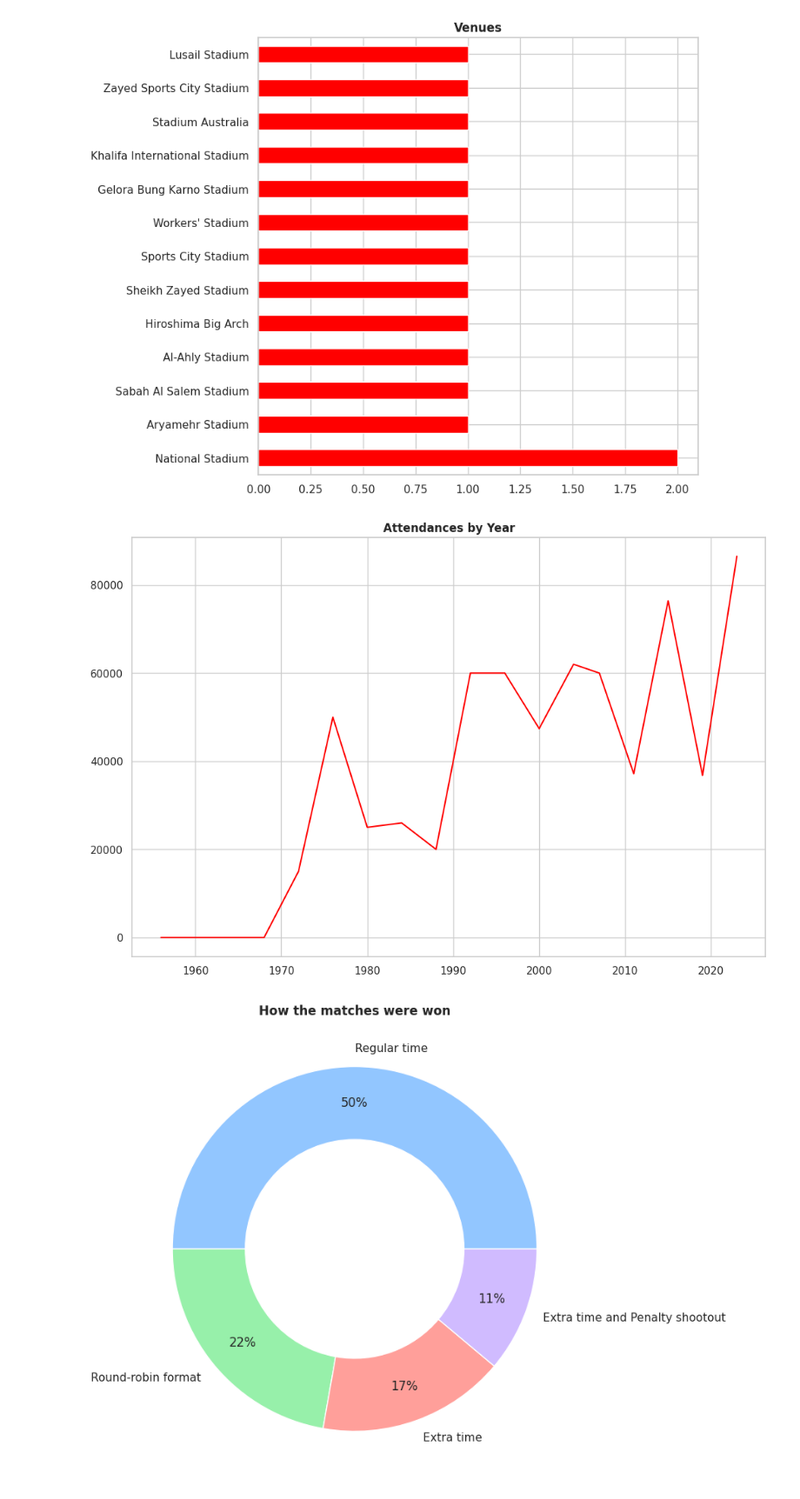
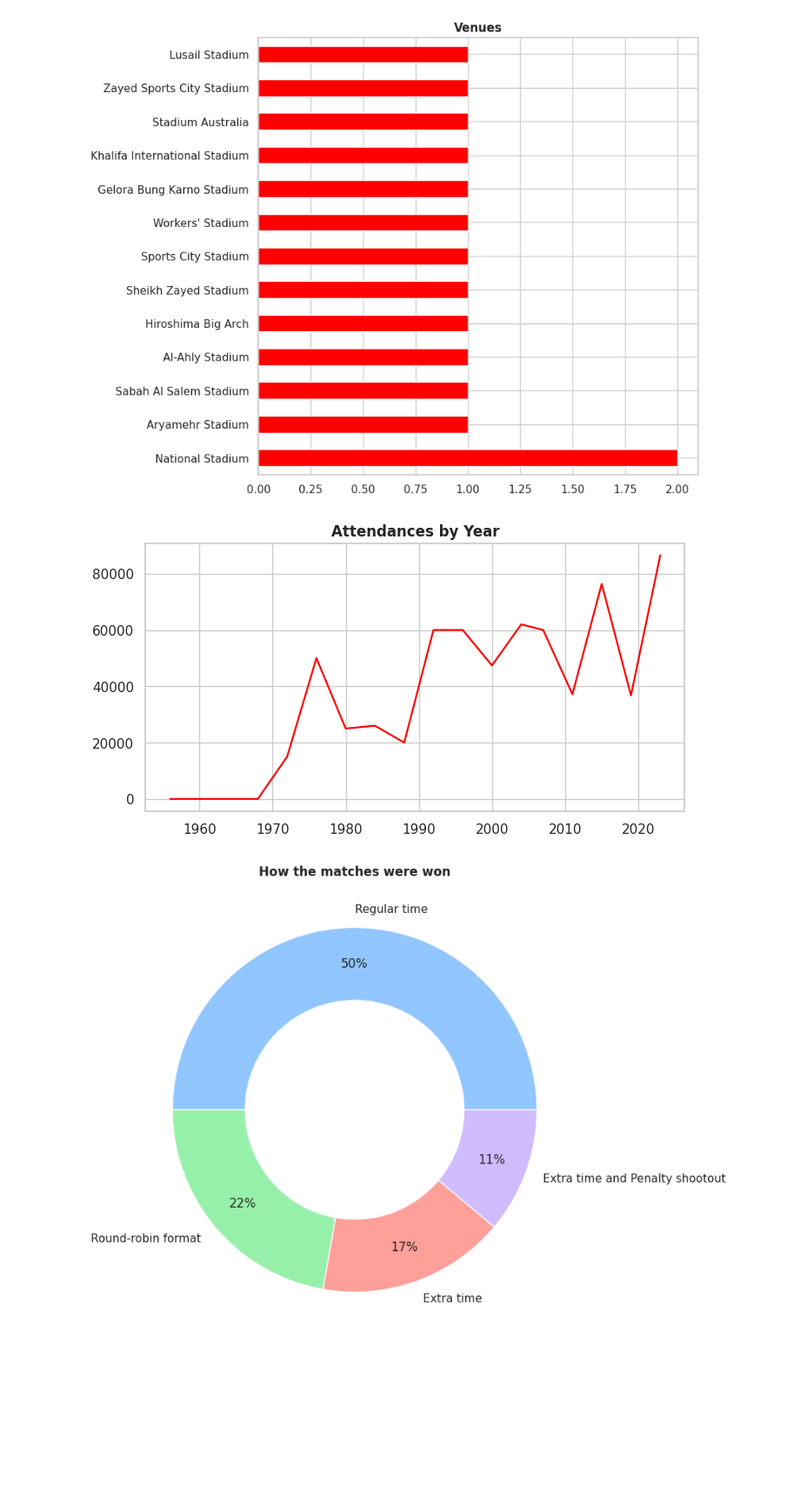
Before and after one commit to guilhermelaviola/SoccerCompetitionsStudy, a Jupyter notebook: AsianCupStudy.ipynb, the cells around one changed output. Shown at 87% size. Saved outputs shown, nothing was run; the diff lists cells and outputs as text; code cells hidden in the pictures; blank space fills up the shorter version.

```diff
--- a/AsianCupStudy.ipynb
+++ b/AsianCupStudy.ipynb
@@ -89,11 +89,11 @@ plt.show()
 [figure]
 # %%
 # Displaying the attendances by year:
-plt.figure(figsize = (12, 8))
+plt.figure(figsize = (8, 4))
 plt.title('Attendances by Year', fontweight = 'bold')
 plt.plot(ac['Year'], ac['Attendance'], color = 'red')
 plt.show()
 # %% [output]
-[figure, old version]
+[figure, new version]
 # %%
 # Displaying the distribution of the way the matches were won:
```
Also changed, not shown: parts of 6 cells of this notebook.
